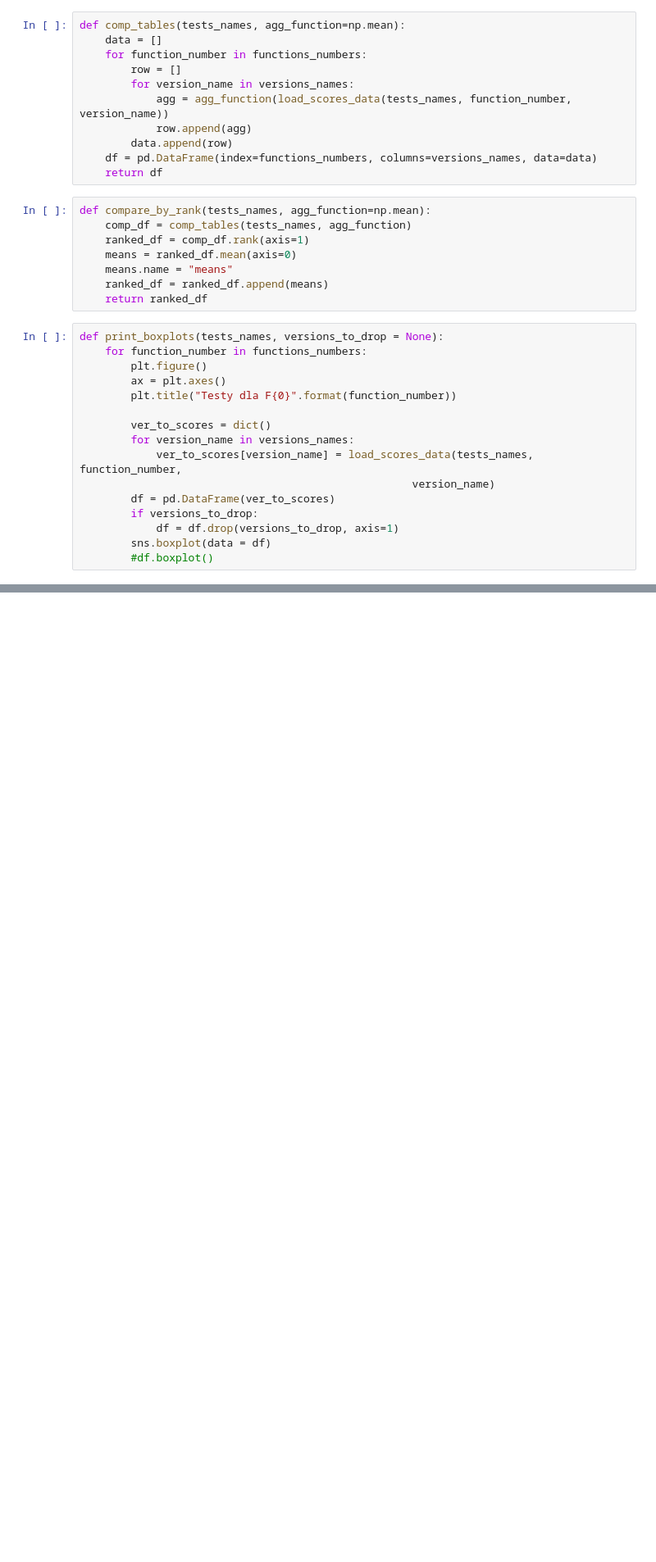
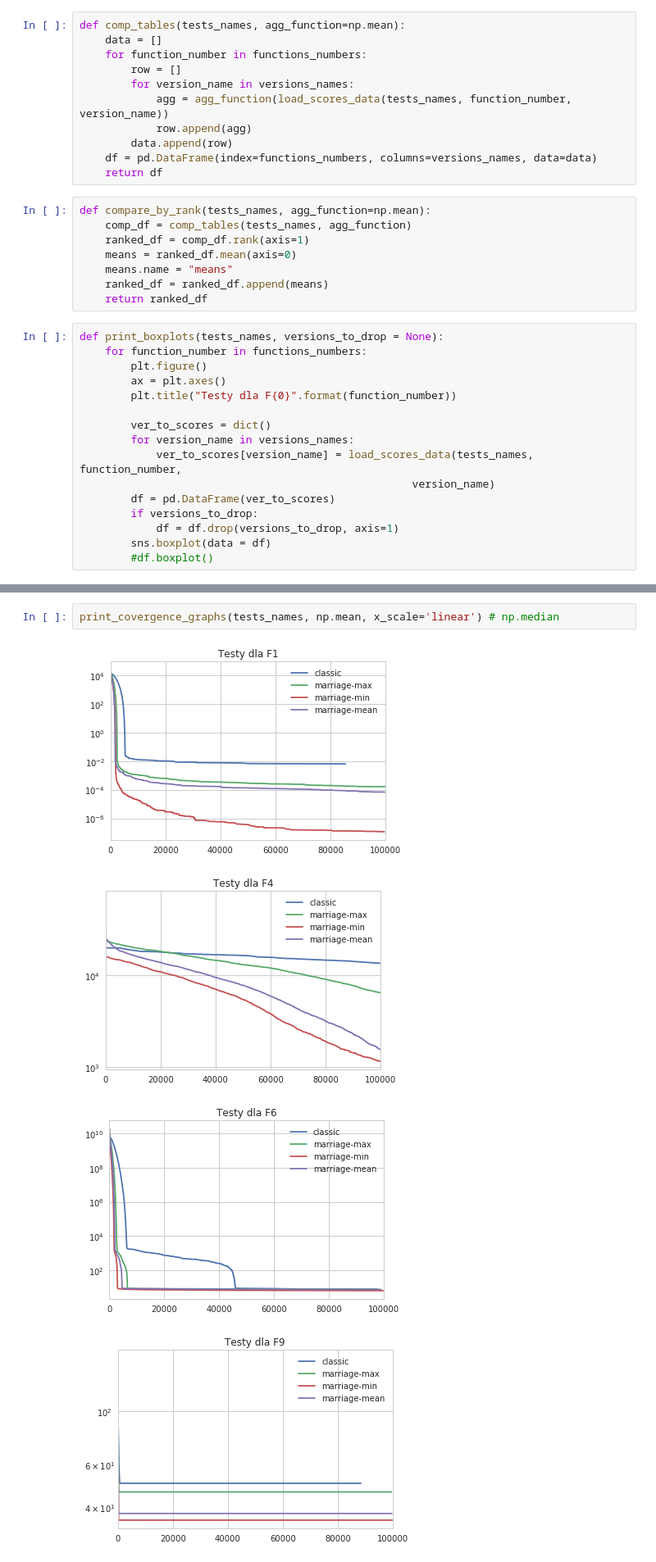
Before and after one commit to maciej3031/evolutionary_algorithm, a Jupyter notebook: Tests_analysis.ipynb, the cells around one changed output, grey strips where cells are left out. Shown at 82% size. Saved outputs shown, nothing was run; the diff lists cells and outputs as text; blank space fills up the shorter version.

```diff
--- a/Tests_analysis.ipynb
+++ b/Tests_analysis.ipynb
@@ -302,0 +521,7 @@ print_boxplots(["Test0"], versions_to_drop=["classic"])
+# %%
+print_covergence_graphs(tests_names, np.mean, x_scale='linear') # np.median
+# %% [output]
+[figure, added]
+[figure, added]
+[figure, added]
+[figure, added]
```
Also changed, not shown: parts of 45 cells of this notebook, 1 other file.
